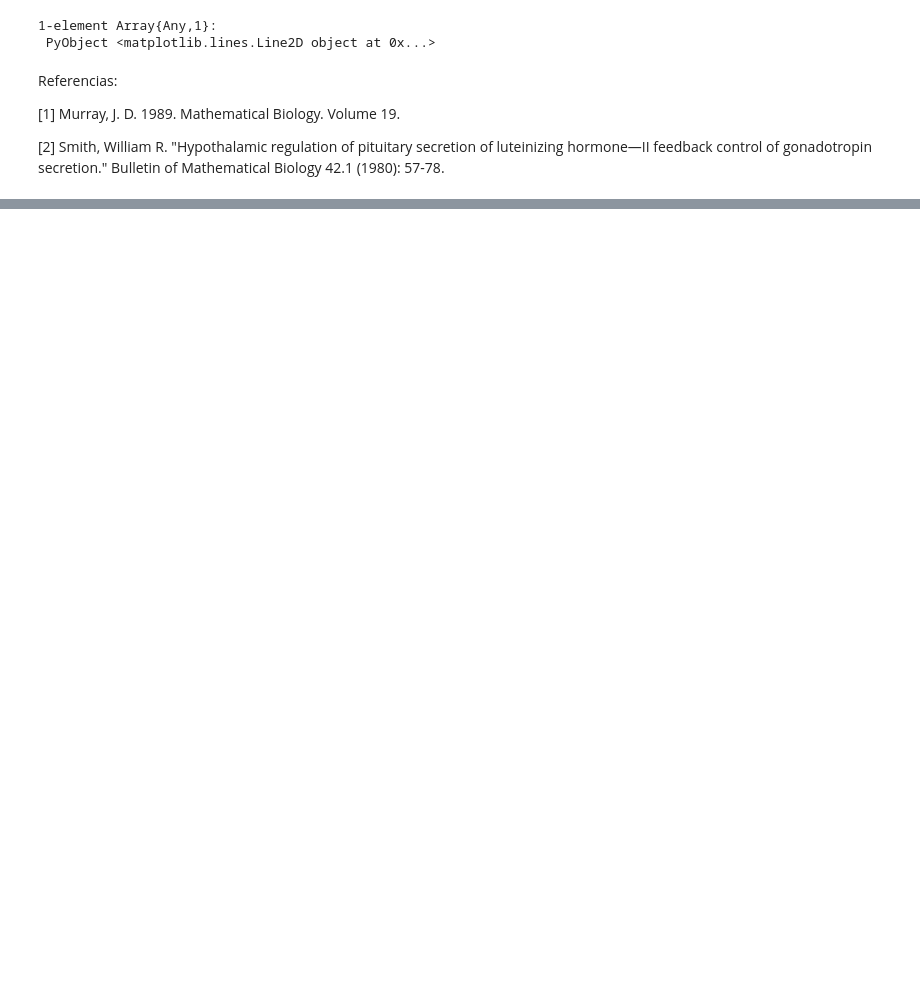
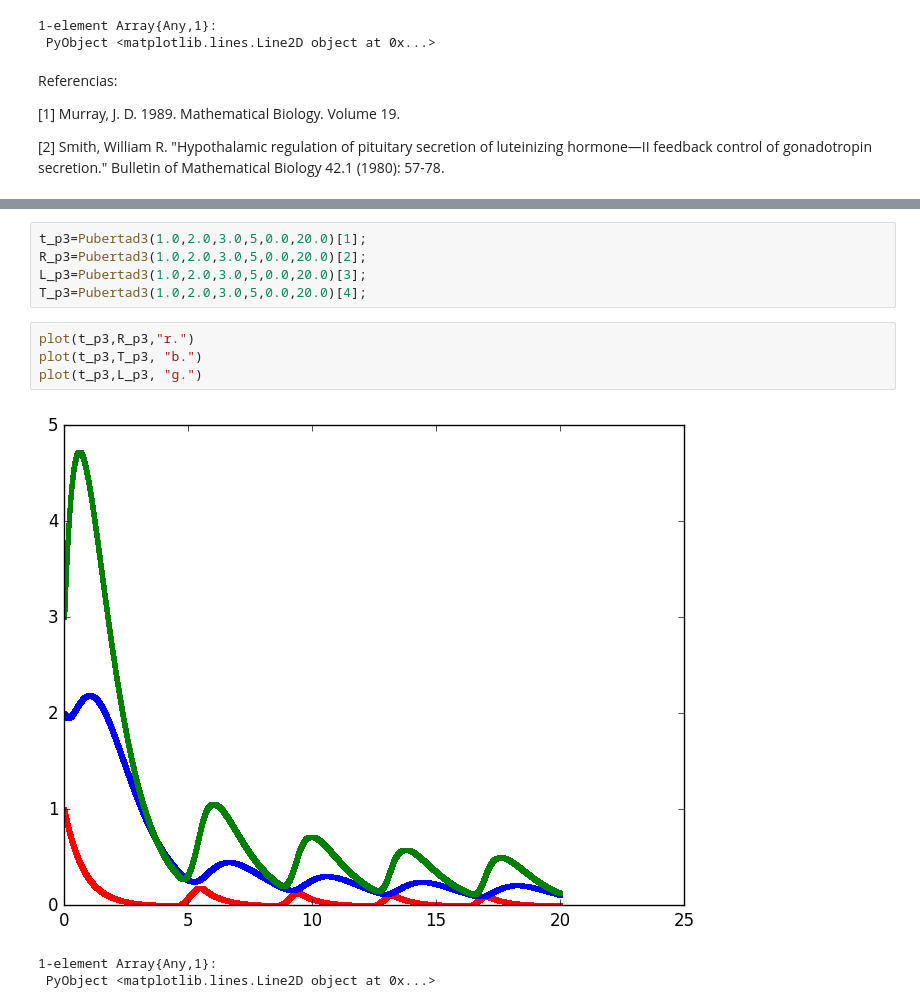
Before and after one commit to YazSant/ProyectoTSFC, a Jupyter notebook: Proyecto.ipynb, the cells around one changed output, grey strips where cells are left out. Saved outputs shown, nothing was run; the diff lists cells and outputs as text; blank space fills up the shorter version.

```diff
--- a/Proyecto.ipynb
+++ b/Proyecto.ipynb
@@ -345,0 +516,13 @@ Referencias:
+# %%
+t_p3=Pubertad3(1.0,2.0,3.0,5,0.0,20.0)[1];
+R_p3=Pubertad3(1.0,2.0,3.0,5,0.0,20.0)[2];
+L_p3=Pubertad3(1.0,2.0,3.0,5,0.0,20.0)[3];
+T_p3=Pubertad3(1.0,2.0,3.0,5,0.0,20.0)[4];
+# %%
+plot(t_p3,R_p3,"r.")
+plot(t_p3,T_p3, "b.")
+plot(t_p3,L_p3, "g.")
+# %% [output]
+[figure, added]
+1-element Array{Any,1}:
+ PyObject <matplotlib.lines.Line2D object at 0x...>
```
Also changed, not shown: parts of 12 cells of this notebook.
